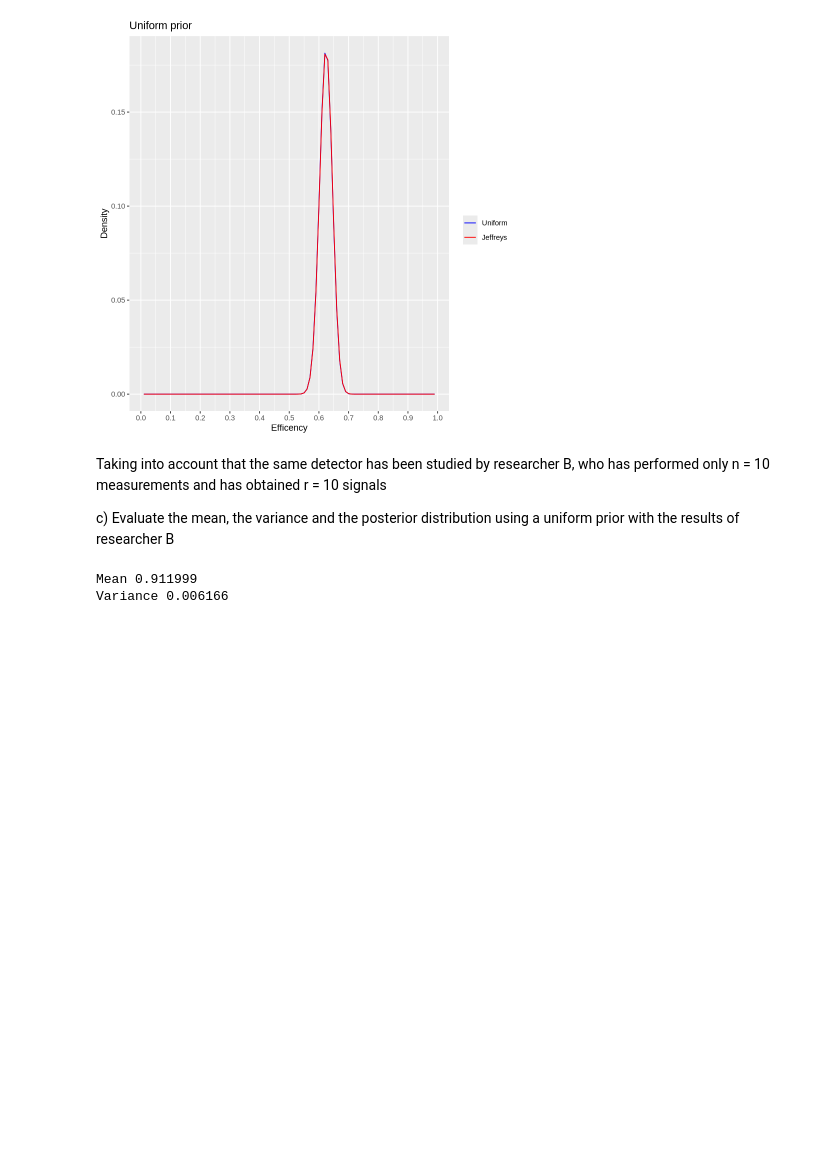
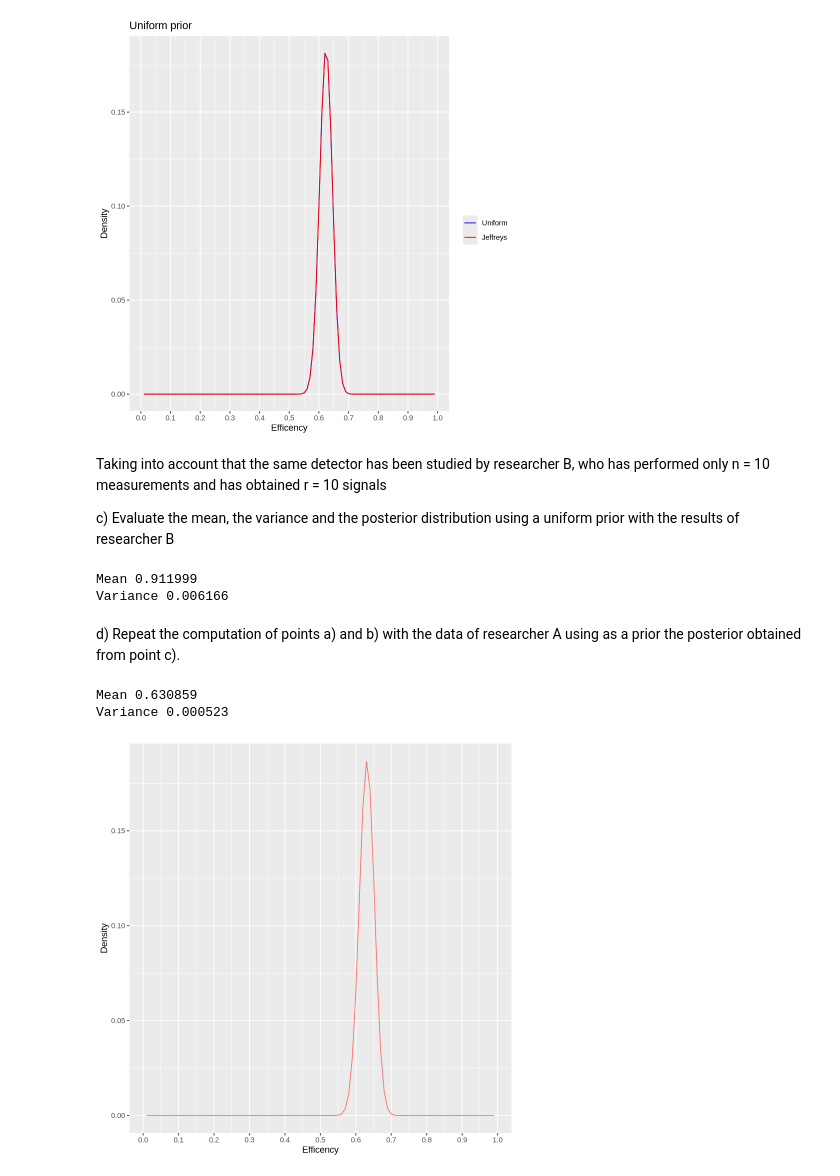
Before and after one commit to pietromalagoli/asp, a Jupyter notebook: code/lab03/Malagoli_Pietro_RLab03.ipynb, the cells around one changed output. Cells and saved outputs as stored; diff of their text form; code cells hidden in the pictures; blank space fills up the shorter version.

Commit message:
Lab03, point 2 done

```diff
--- a/code/lab03/Malagoli_Pietro_RLab03.ipynb
+++ b/code/lab03/Malagoli_Pietro_RLab03.ipynb
@@ -274,15 +274,51 @@ likelihood = dbinom(r, n, prob = space)
 
 prior = replicate(length(space), 1 / length(space))
 
-posterior = likelihood * prior
+posterior_c = likelihood * prior
 
-posterior = posterior / sum(posterior)
+posterior_c = posterior_c / sum(posterior_c)
 
-mean = wtd.mean(space, posterior, normwt = TRUE)
-var = wtd.var(space, posterior, normwt = TRUE)
+mean = wtd.mean(space, posterior_c, normwt = TRUE)
+var = wtd.var(space, posterior_c, normwt = TRUE)
 
 cat(sprintf("Mean %f\n", mean))
 cat(sprintf("Variance %f\n", var))
 # %% [output]
 Mean 0.911999
 Variance 0.006166
+# %% [markdown]
+d) Repeat the computation of points a) and b) with the data of researcher A using as a
+prior the posterior obtained from point c).
+# %%
+n = 500 # number of trials
+r = 312 # number of successes
+space = seq(0.01, 0.99, by=0.01) # possible values of the efficency
+likelihood = dbinom(r, n, prob = space) # likelihood: probability of observing the data given each possible value of the efficency
+
+prior_u = posterior_c
+
+posterior = likelihood * prior_u
+
+# Normalize the posterior
+posterior = posterior / sum(posterior)
+
+# Calculate mean, median and variance analitically
+mean_u = wtd.mean(space, posterior, normwt = TRUE)
+var_u = wtd.var(space, posterior, normwt=TRUE)
+
+cat(sprintf("Mean %f\n", mean_u))
+cat(sprintf("Variance %f\n", var_u))
+
+# Organize the data in a dataframe
+df = data.frame(space = space, posterior = posterior)
+
+ggplot(df, aes(x = space, y = posterior)) +
+      geom_line(aes(color = 'blue'), show.legend = FALSE) +
+      labs(x = "Efficency",
+            y = "Density",
+            color = "") +
+      scale_x_continuous(breaks = seq(0, 1, 0.1))
+# %% [output]
+Mean 0.630859
+Variance 0.000523
+[figure, added]
```
